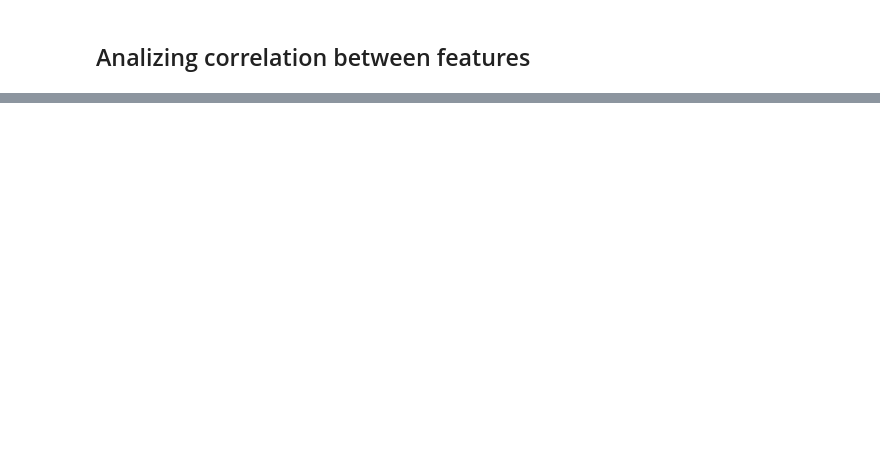
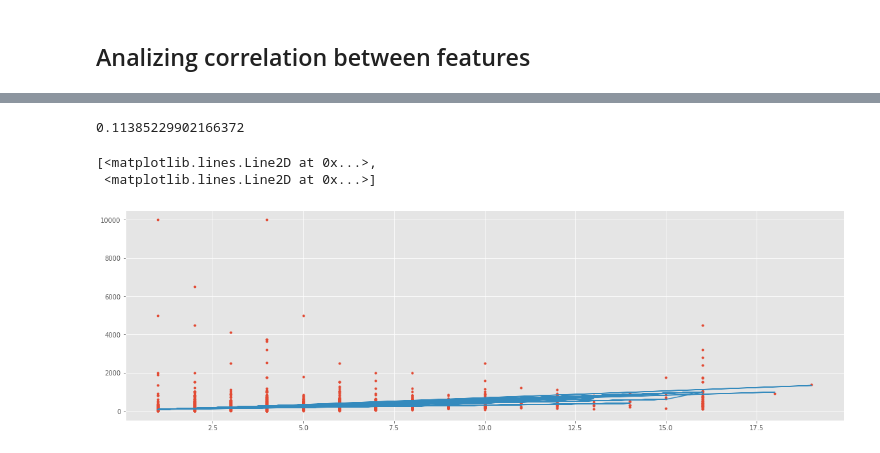
Before and after one commit to juankipedia/machine-learning-lab, a Jupyter notebook: linear-regression/airbnb/airbnb.ipynb, the cells around one changed output, grey strips where cells are left out. Cells and saved outputs as stored; diff of their text form; code cells hidden in the pictures; blank space fills up the shorter version.

Commit message:
Add first Random Forest Regressor approach

```diff
--- a/linear-regression/airbnb/airbnb.ipynb
+++ b/linear-regression/airbnb/airbnb.ipynb
@@ -572,0 +587,13 @@ sns.heatmap(data[correlation_f].corr(), annot = True, cmap = "Greys",
+# %%
+from sklearn.ensemble import RandomForestRegressor
+from sklearn.model_selection import train_test_split
+
+# As a first test, we will use the most correlated attribute
+attributes = ['accommodates']
+X = data[attributes]
+y = data.price
+X_training, X_test, y_training, y_test = train_test_split(
+    X, y, random_state=0)
+
+lm = RandomForestRegressor()
+lm.fit(X_training, y_training)
@@ -572,0 +608,10 @@ sns.heatmap(data[correlation_f].corr(), annot = True, cmap = "Greys",
+# %%
+lm.score(X_test, y_test)
+# %% [output]
+0.11385229902166372
+# %%
+plt.plot(X_test,y_test,'.', X_test,lm.predict(X_test),'-')
+# %% [output]
+[<matplotlib.lines.Line2D at 0x...>,
+ <matplotlib.lines.Line2D at 0x...>]
+[figure, added]
```
Also changed, not shown: parts of 14 cells of this notebook, 2 other files.
